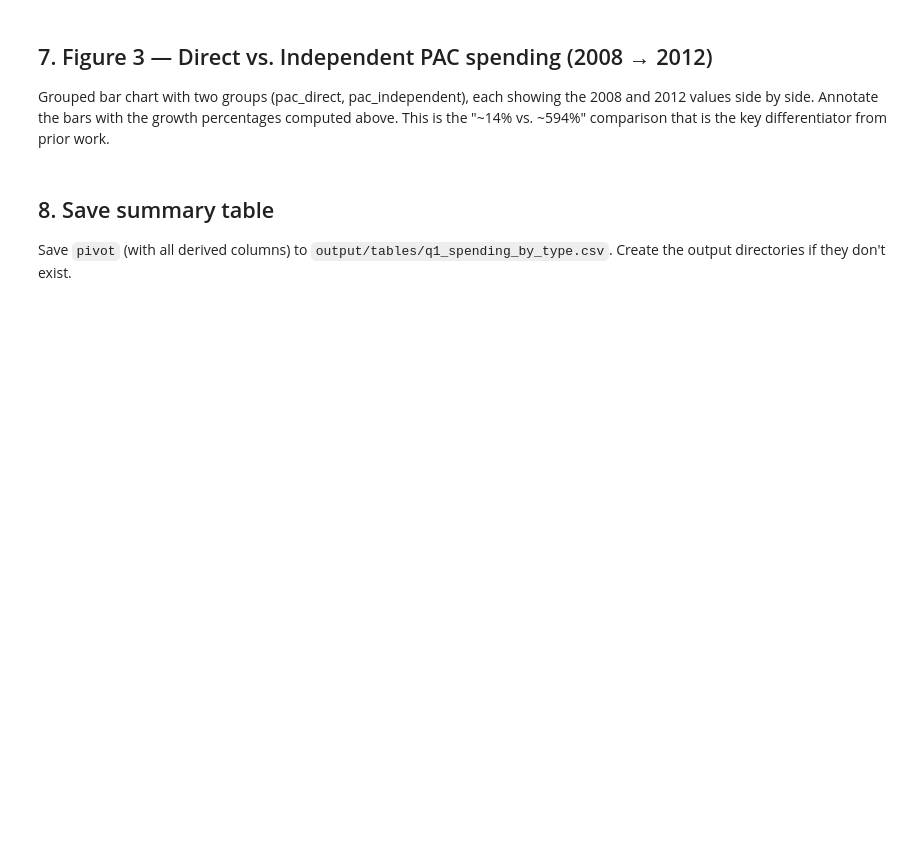
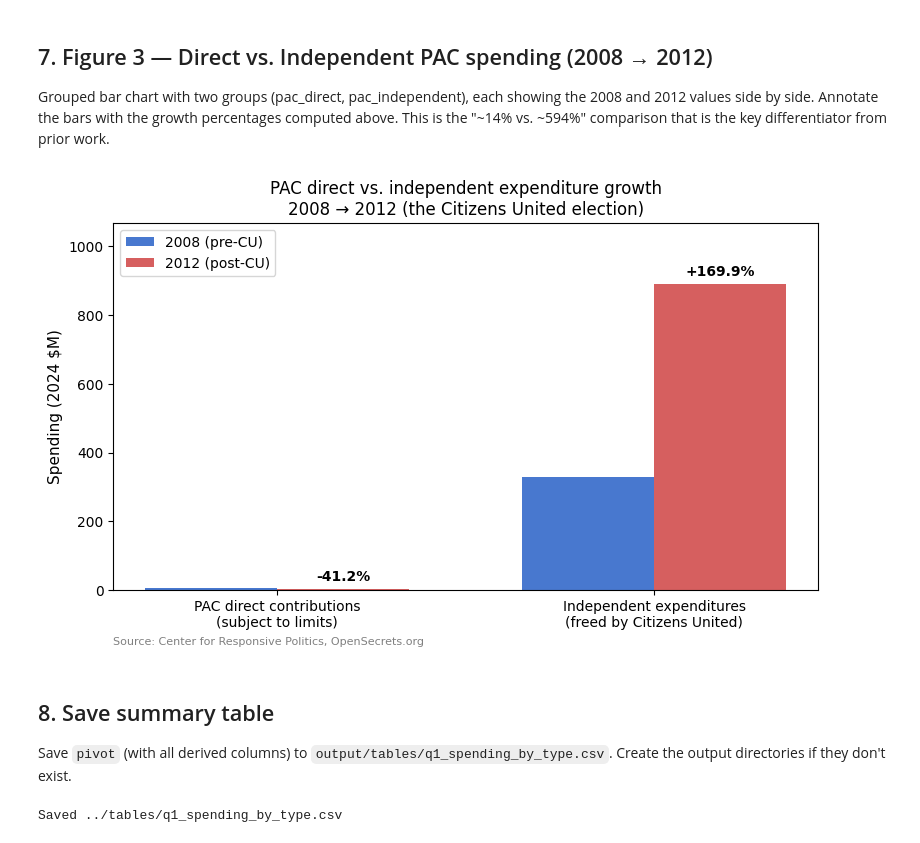
Before and after one commit to schanzb/qss_20_final_proj, a Jupyter notebook: scripts/03_q1.ipynb, the cells around one changed output. Drawn from its saved outputs; the diff is of its cells as text; code cells hidden in the pictures; blank space fills up the shorter version.

```diff
--- a/scripts/03_q1.ipynb
+++ b/scripts/03_q1.ipynb
@@ -98,7 +232,58 @@ Line chart with one point per cycle showing `ie_ratio` (pac_independent / total)
 ## 7. Figure 3 — Direct vs. Independent PAC spending (2008 → 2012)
 
 Grouped bar chart with two groups (pac_direct, pac_independent), each showing the 2008 and 2012 values side by side. Annotate the bars with the growth percentages computed above. This is the "~14% vs. ~594%" comparison that is the key differentiator from prior work.
+# %%
+fig, ax = plt.subplots(figsize=(8, 5)) # start a new plot
+
+bar_width = 0.35
+x = [0, 1]  # two groups: pac_direct, pac_independent
+
+# get the values for 2008 and convert to millions
+vals_2008 = [pivot.loc['2008', 'pac_direct'] / 1e6,
+             pivot.loc['2008', 'pac_independent'] / 1e6]
+
+# get the values for 2012 and convert to millions
+vals_2012 = [pivot.loc['2012', 'pac_direct'] / 1e6,
+             pivot.loc['2012', 'pac_independent'] / 1e6]
+# plot the bars
+bars_2008 = ax.bar([i - bar_width/2 for i in x], vals_2008, bar_width,
+                   label='2008 (pre-CU)', color='#4878CF')
+bars_2012 = ax.bar([i + bar_width/2 for i in x], vals_2012, bar_width,
+                   label='2012 (post-CU)', color='#D65F5F')
+
+# Annotate growth percentages above the 2012 bars. Shows that IE increased after CU and direct contributions fell
+ax.annotate(f'{direct_growth_pct:+.1f}%',
+            xy=(x[0] + bar_width/2, vals_2012[0]),
+            xytext=(0, 6), textcoords='offset points', ha='center', fontsize=10, fontweight='bold')
+ax.annotate(f'{ie_growth_pct:+.1f}%',
+            xy=(x[1] + bar_width/2, vals_2012[1]),
+            xytext=(0, 6), textcoords='offset points', ha='center', fontsize=10, fontweight='bold')
+
+# polish the graph with labels, title, legend, and source note
+ax.set_xticks(x)
+ax.set_xticklabels(['PAC direct contributions\n(subject to limits)',
+                    'Independent expenditures\n(freed by Citizens United)'], fontsize=10)
+ax.set_ylabel('Spending (2024 $M)', fontsize=11)
+ax.set_title('PAC direct vs. independent expenditure growth\n2008 → 2012 (the Citizens United election)', fontsize=12)
+ax.legend(fontsize=10)
+ax.set_ylim(0, max(vals_2012) * 1.2)
+
+ax.text(0, -0.15, 'Source: Center for Responsive Politics, OpenSecrets.org',
+        transform=ax.transAxes, fontsize=8, color='gray')
+
+plt.tight_layout()
+plt.savefig('../figures/q1_fig3_direct_vs_ie.pdf', bbox_inches='tight')
+plt.show()
+# %% [output]
+[figure, added]
 # %% [markdown]
 ## 8. Save summary table
 
 Save `pivot` (with all derived columns) to `output/tables/q1_spending_by_type.csv`. Create the output directories if they don't exist.
+# %%
+import os
+
+pivot.to_csv('../tables/q1_spending_by_type.csv')
+print("Saved ../tables/q1_spending_by_type.csv")
+# %% [output]
+Saved ../tables/q1_spending_by_type.csv
```
Also changed, not shown: parts of 8 cells of this notebook, 4 other files.
